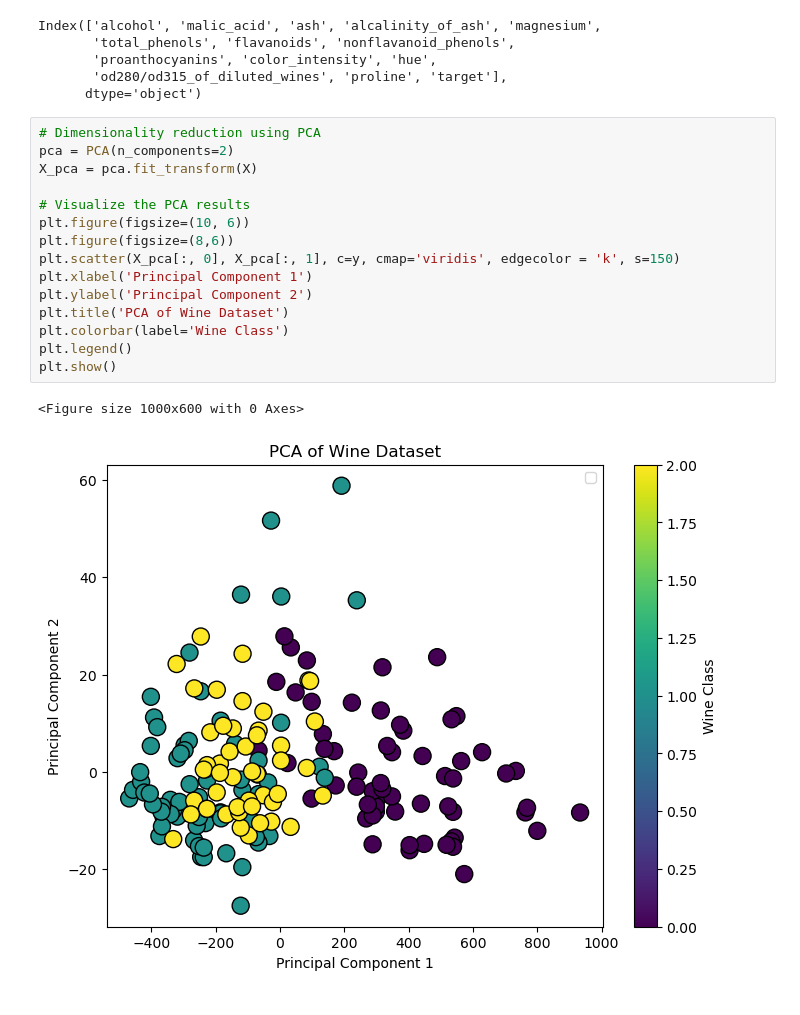
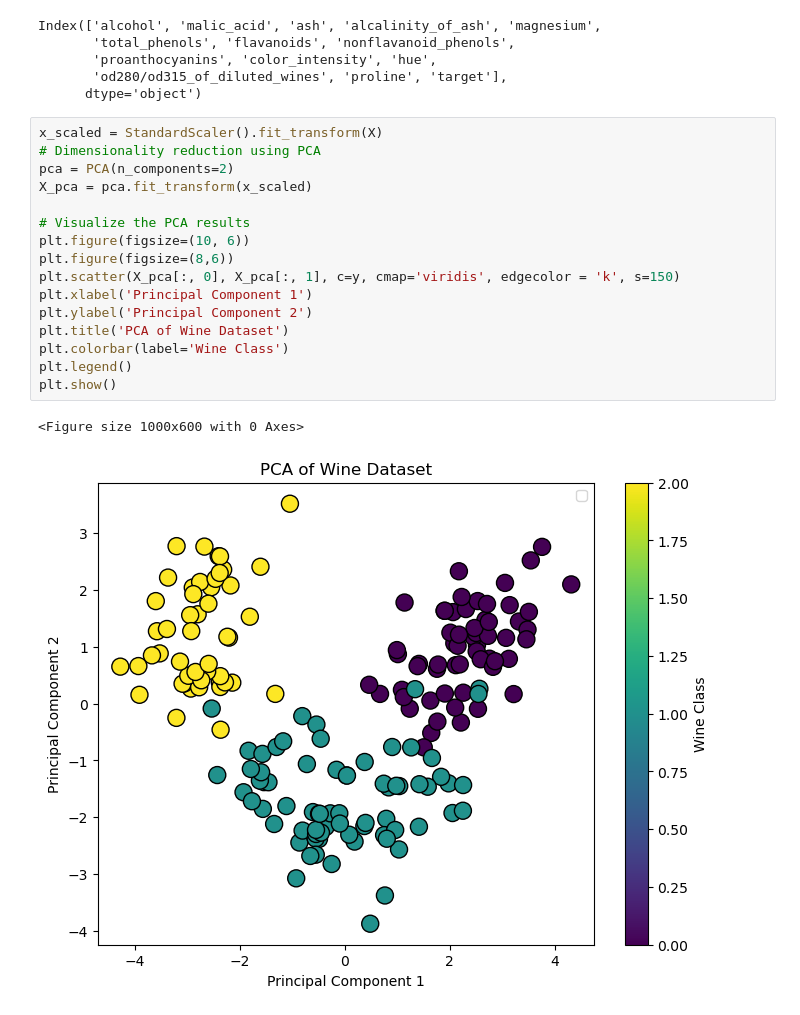
Before and after one commit to john1256/KASI_Ms, a Jupyter notebook: 2025/Data_Science/Week5 code and data/Assignment_5.ipynb, the cells around one changed output. Saved outputs shown, nothing was run; the diff lists cells and outputs as text.

```diff
--- a/2025/Data_Science/Week5 code and data/Assignment_5.ipynb
+++ b/2025/Data_Science/Week5 code and data/Assignment_5.ipynb
@@ -25,23 +26,24 @@ Index(['alcohol', 'malic_acid', 'ash', 'alcalinity_of_ash', 'magnesium',
        'od280/od315_of_diluted_wines', 'proline', 'target'],
       dtype='object')
 # %%
+x_scaled = StandardScaler().fit_transform(X)
 # Dimensionality reduction using PCA
 pca = PCA(n_components=2)
-X_pca = pca.fit_transform(X)
+X_pca = pca.fit_transform(x_scaled)
 
 # Visualize the PCA results
 plt.figure(figsize=(10, 6))
 plt.figure(figsize=(8,6))
 plt.scatter(X_pca[:, 0], X_pca[:, 1], c=y, cmap='viridis', edgecolor = 'k', s=150)
 plt.xlabel('Principal Component 1')
 plt.ylabel('Principal Component 2')
 plt.title('PCA of Wine Dataset')
 plt.colorbar(label='Wine Class')
 plt.legend()
 plt.show()
 # %% [output]
 <Figure size 1000x600 with 0 Axes>
-[figure, old version]
+[figure, new version]
 # %%
 # plotting explained variance
 pca_full = PCA()
```
Also changed, not shown: parts of 10 cells of this notebook, 2 other files.
